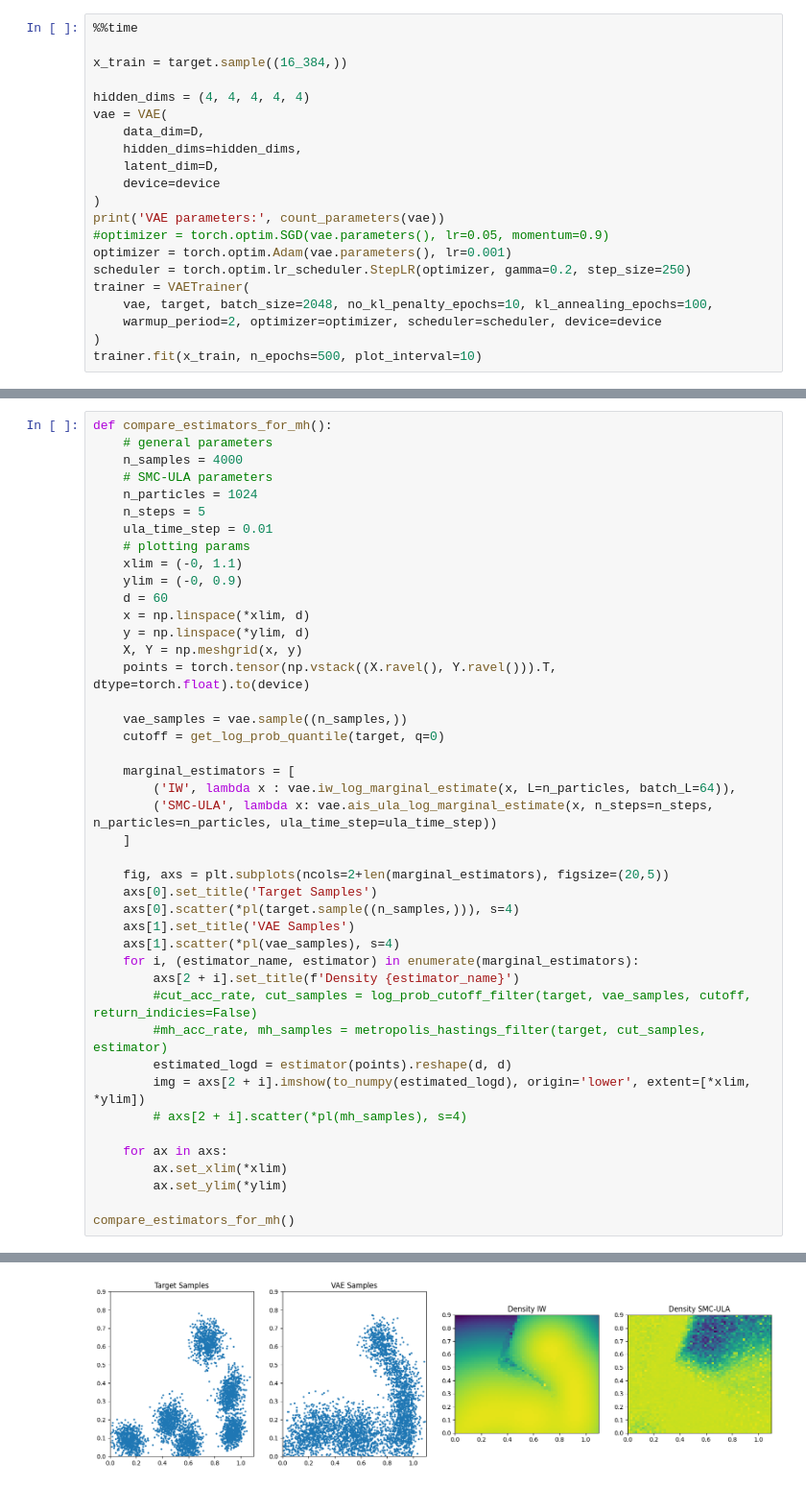
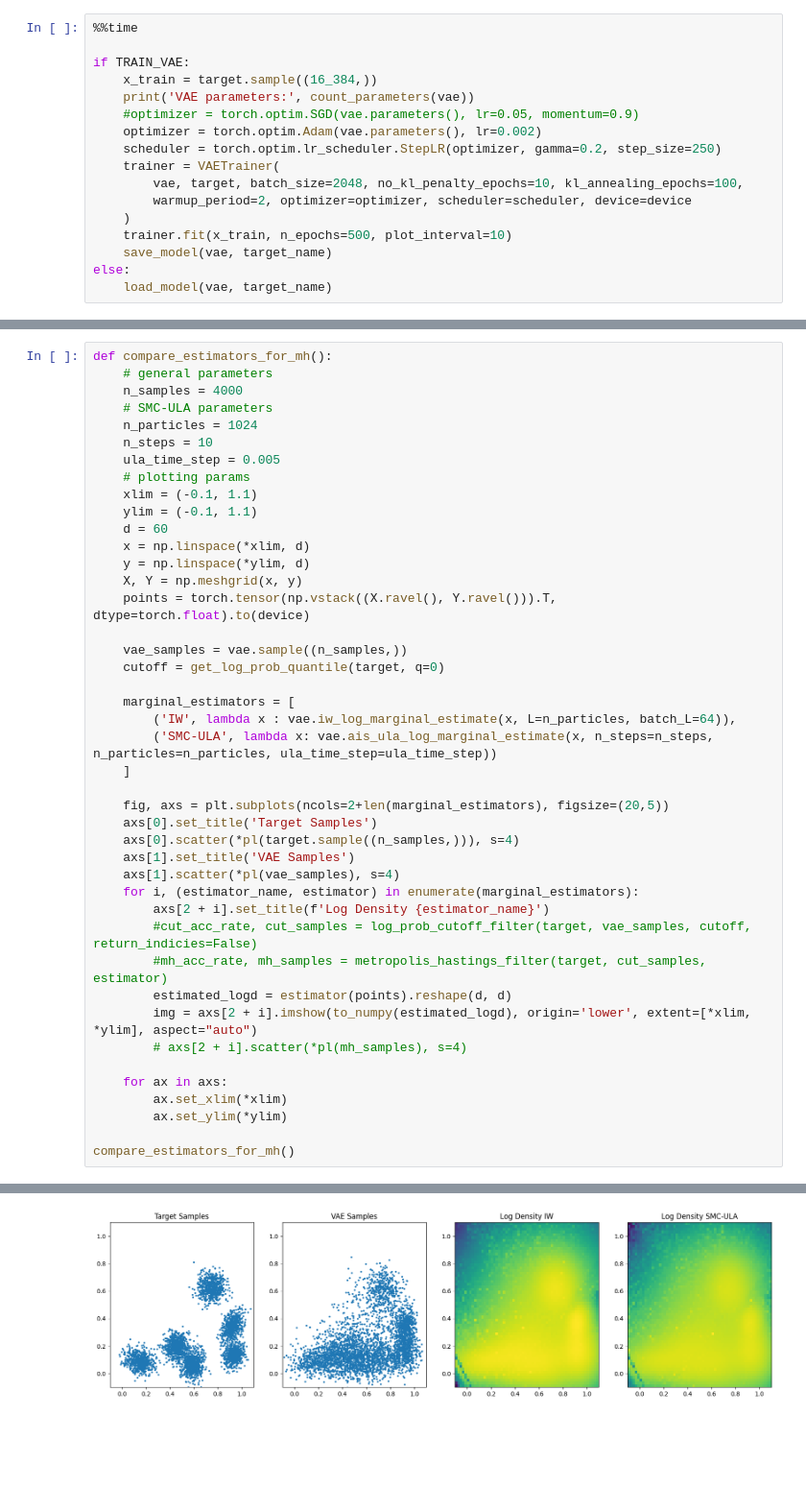
Before and after one commit to xapq/approximate-metropolis-hastings, a Jupyter notebook: notebooks/LikelihoodEstimatorsComparison.ipynb, the cells around one changed output, grey strips where cells are left out. Shown: that part at 96% size. Saved outputs shown, nothing was run; the diff lists cells and outputs as text; blank space fills up the shorter version.

```diff
--- a/notebooks/LikelihoodEstimatorsComparison.ipynb
+++ b/notebooks/LikelihoodEstimatorsComparison.ipynb
@@ -75,22 +104,18 @@ torch.cuda.empty_cache()
 # %%
 %%time
 
-x_train = target.sample((16_384,))
-
-hidden_dims = (4, 4, 4, 4, 4)
-vae = VAE(
-    data_dim=D,
-    hidden_dims=hidden_dims,
-    latent_dim=D,
-    device=device
-)
-print('VAE parameters:', count_parameters(vae))
-#optimizer = torch.optim.SGD(vae.parameters(), lr=0.05, momentum=0.9)
-optimizer = torch.optim.Adam(vae.parameters(), lr=0.001)
-scheduler = torch.optim.lr_scheduler.StepLR(optimizer, gamma=0.2, step_size=250)
-trainer = VAETrainer(
-    vae, target, batch_size=2048, no_kl_penalty_epochs=10, kl_annealing_epochs=100,
-    warmup_period=2, optimizer=optimizer, scheduler=scheduler, device=device
-)
-trainer.fit(x_train, n_epochs=500, plot_interval=10)
+if TRAIN_VAE:
+    x_train = target.sample((16_384,))
+    print('VAE parameters:', count_parameters(vae))
+    #optimizer = torch.optim.SGD(vae.parameters(), lr=0.05, momentum=0.9)
+    optimizer = torch.optim.Adam(vae.parameters(), lr=0.002)
+    scheduler = torch.optim.lr_scheduler.StepLR(optimizer, gamma=0.2, step_size=250)
+    trainer = VAETrainer(
+        vae, target, batch_size=2048, no_kl_penalty_epochs=10, kl_annealing_epochs=100,
+        warmup_period=2, optimizer=optimizer, scheduler=scheduler, device=device
+    )
+    trainer.fit(x_train, n_epochs=500, plot_interval=10)
+    save_model(vae, target_name)
+else:
+    load_model(vae, target_name)
 # %% [output]
@@ -107,11 +129,11 @@ def compare_estimators_for_mh():
     n_samples = 4000
     # SMC-ULA parameters
     n_particles = 1024
-    n_steps = 5
-    ula_time_step = 0.01
+    n_steps = 10
+    ula_time_step = 0.005
     # plotting params
-    xlim = (-0, 1.1)
-    ylim = (-0, 0.9)
+    xlim = (-0.1, 1.1)
+    ylim = (-0.1, 1.1)
     d = 60
     x = np.linspace(*xlim, d)
     y = np.linspace(*ylim, d)
@@ -132,11 +154,11 @@ def compare_estimators_for_mh():
     axs[1].set_title('VAE Samples')
     axs[1].scatter(*pl(vae_samples), s=4)
     for i, (estimator_name, estimator) in enumerate(marginal_estimators):
-        axs[2 + i].set_title(f'Density {estimator_name}')
+        axs[2 + i].set_title(f'Log Density {estimator_name}')
         #cut_acc_rate, cut_samples = log_prob_cutoff_filter(target, vae_samples, cutoff, return_indicies=False)
         #mh_acc_rate, mh_samples = metropolis_hastings_filter(target, cut_samples, estimator)
         estimated_logd = estimator(points).reshape(d, d)
-        img = axs[2 + i].imshow(to_numpy(estimated_logd), origin='lower', extent=[*xlim, *ylim])
+        img = axs[2 + i].imshow(to_numpy(estimated_logd), origin='lower', extent=[*xlim, *ylim], aspect="auto")
         # axs[2 + i].scatter(*pl(mh_samples), s=4)
 
     for ax in axs:
@@ -148 +187 @@ compare_estimators_for_mh()
-[figure, old version]
+[figure, new version]
```
Also changed, not shown: parts of 11 cells of this notebook, 3 other files.
